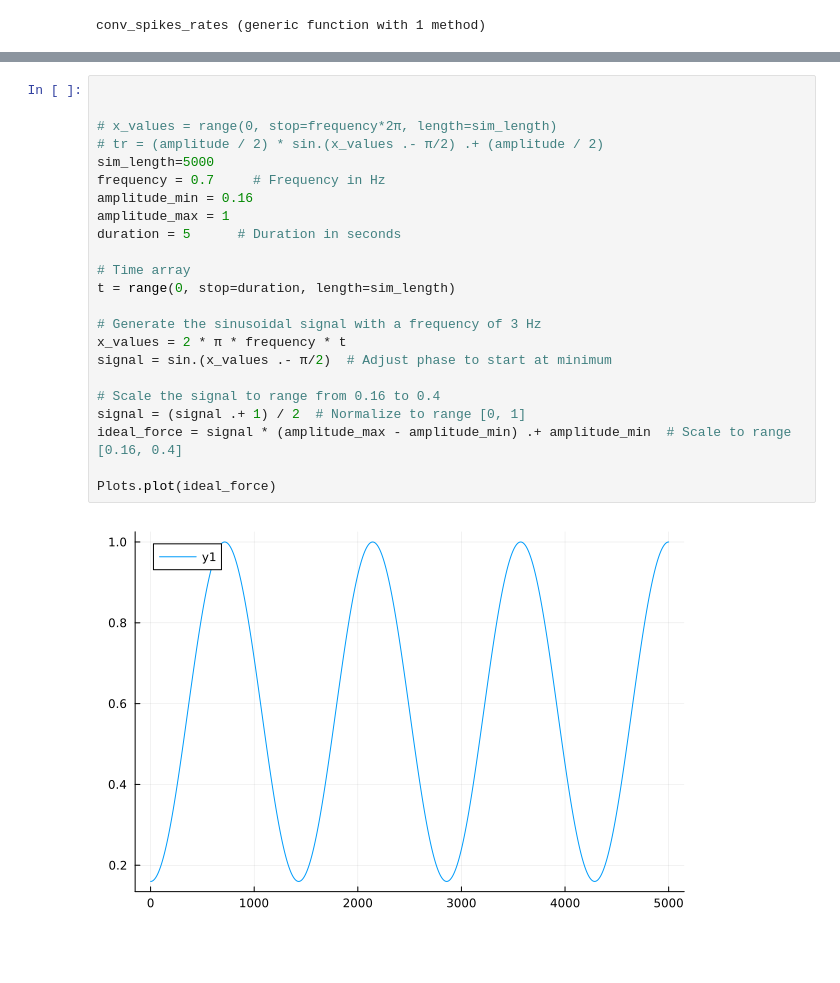
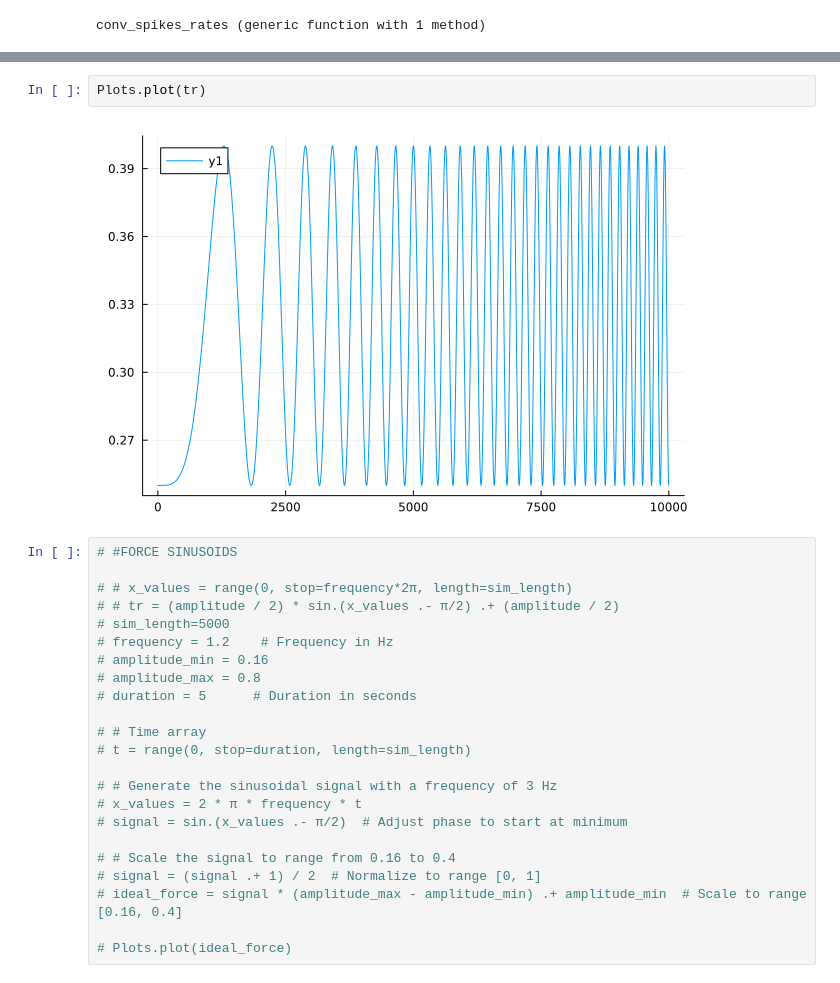
Before and after one commit to natmtc/flexible-motoneuron-control, a Jupyter notebook: Controller_force_tracking.ipynb, the cells around one changed output, grey strips where cells are left out. Drawn from its saved outputs; the diff is of its cells as text; blank space fills up the shorter version.

```diff
--- a/Controller_force_tracking.ipynb
+++ b/Controller_force_tracking.ipynb
@@ -177,28 +202,30 @@ full_input = zeros((nr_s, sim_length))
 independantnoise = zeros((nr_s, sim_length))
 factor= 0.1 #for creating the inhibitory signal
 inh_input=fill(factor*amplitude, sim_length);
+# %%
+Plots.plot(tr)
+# %% [output]
+[figure, added]
 # %%
+# #FORCE SINUSOIDS
 
+# # x_values = range(0, stop=frequency*2π, length=sim_length)
+# # tr = (amplitude / 2) * sin.(x_values .- π/2) .+ (amplitude / 2)
+# sim_length=5000
+# frequency = 1.2    # Frequency in Hz
+# amplitude_min = 0.16
+# amplitude_max = 0.8
+# duration = 5      # Duration in seconds
 
-# x_values = range(0, stop=frequency*2π, length=sim_length)
-# tr = (amplitude / 2) * sin.(x_values .- π/2) .+ (amplitude / 2)
-sim_length=5000
-frequency = 0.7     # Frequency in Hz
-amplitude_min = 0.16
-amplitude_max = 1
-duration = 5      # Duration in seconds
+# # Time array
+# t = range(0, stop=duration, length=sim_length)
 
-# Time array
-t = range(0, stop=duration, length=sim_length)
+# # Generate the sinusoidal signal with a frequency of 3 Hz
+# x_values = 2 * π * frequency * t
+# signal = sin.(x_values .- π/2)  # Adjust phase to start at minimum
 
-# Generate the sinusoidal signal with a frequency of 3 Hz
-x_values = 2 * π * frequency * t
-signal = sin.(x_values .- π/2)  # Adjust phase to start at minimum
+# # Scale the signal to range from 0.16 to 0.4
+# signal = (signal .+ 1) / 2  # Normalize to range [0, 1]
+# ideal_force = signal * (amplitude_max - amplitude_min) .+ amplitude_min  # Scale to range [0.16, 0.4]
 
-# Scale the signal to range from 0.16 to 0.4
-signal = (signal .+ 1) / 2  # Normalize to range [0, 1]
-ideal_force = signal * (amplitude_max - amplitude_min) .+ amplitude_min  # Scale to range [0.16, 0.4]
-
-Plots.plot(ideal_force)
+# Plots.plot(ideal_force)
-# %% [output]
-[figure, removed]
```
Also changed, not shown: parts of 11 cells of this notebook, 6 other files.
